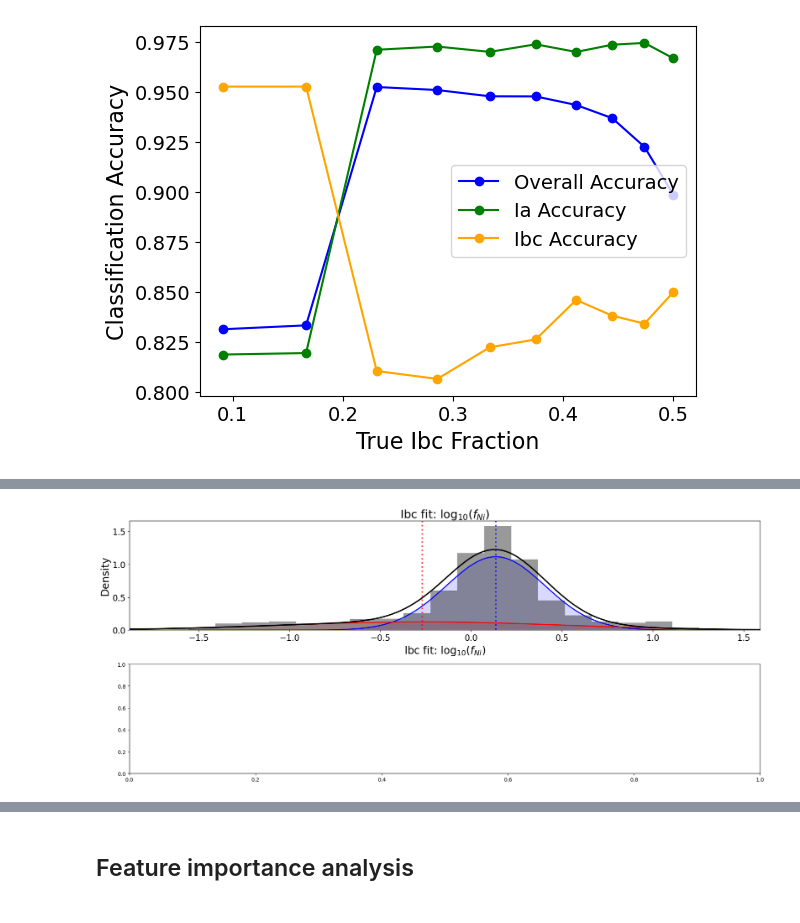
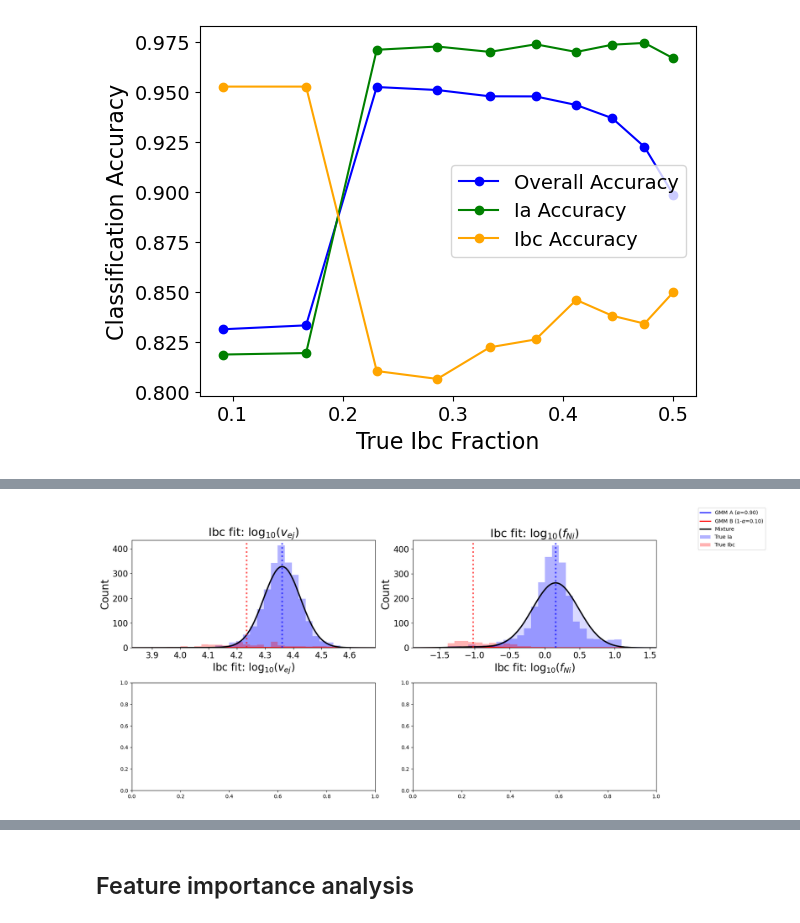
Before and after one commit to asmuzsoy/beams_ext, a Jupyter notebook: separate_parameters.ipynb, the cells around one changed output, grey strips where cells are left out. Saved outputs shown, nothing was run; the diff lists cells and outputs as text; code cells hidden in the pictures.

Commit message:
plotting code & gmm initializations

```diff
--- a/separate_parameters.ipynb
+++ b/separate_parameters.ipynb
@@ -978,5 +978,5 @@ log_x0_err_ratio    -1.3507     0.1567    -1.2721     0.3614
 log_x1_err_ratio    -0.3288     0.4075     0.0710     0.7512
 log_c_err_ratio    -0.3329     0.4428     0.0996     0.7683
 # %%
-params_to_use = ['log_fni', 'log_vej']
+params_to_use = ['log_vej', 'log_fni']
 # %%
@@ -1259,16 +1382,21 @@ def fit_gmm_fix_some_classes(sn_sample = all_sne, initial_alpha = 0.45, verbose
 
     print(len(sn_sample))
     known_sne = np.random.choice(sn_sample, size=int(0.1 * len(sn_sample)), replace=False)
-
+    known_ia = [sn for sn in known_sne if sn.true_class == 'SN Ia']
+    known_ibc = [sn for sn in known_sne if sn.true_class != 'SN Ia']
     # Initialize parameters (median ± std)
     for param_name in params_to_use:
         # mus_a[param_name] = np.median(get_param_samples(param_name, sn_sample)) - np.std(get_param_samples(param_name, sn_sample))
         # mus_b[param_name] = np.median(get_param_samples(param_name, sn_sample)) + np.std(get_param_samples(param_name, sn_sample))
-        mus_a[param_name] = np.median(get_param_samples(param_name, sn_sample))
-        mus_b[param_name] = np.median(get_param_samples(param_name, sn_sample))
+        # mus_a[param_name] = np.median(get_param_samples(param_name, sn_sample))
+        # mus_b[param_name] = np.median(get_param_samples(param_name, sn_sample))
 
-        sigmas_a[param_name] = np.std(get_param_samples(param_name, sn_sample))
-        sigmas_b[param_name] = np.std(get_param_samples(param_name, sn_sample))
+        ia_samples = get_param_samples(param_name, known_ia)
+        ibc_samples = get_param_samples(param_name, known_ibc)
+        mus_a[param_name] = np.mean(ia_samples)
+        mus_b[param_name] = np.mean(ibc_samples)
+        sigmas_a[param_name] = max(np.std(ia_samples), 0.001)
+        sigmas_b[param_name] = max(np.std(ibc_samples), 0.001)
 
     num_epochs = 100
     lls = np.zeros(num_epochs)
@@ -1399,5 +1525,5 @@ Alpha: 0.7577226399110457
 # %%
-# Plot GMM fits
+# Plot GMM fits with true distributions
 possible_params = ['log_fni','log_vej',  'log_x0', 'c', 'mej',   'x1',
                      'log_ia_chisq', 'log_ibc_chisq', 'z']
 params_plot = params_to_use
@@ -1406,59 +1532,73 @@ fig, axes = plt.subplots(2, len(params_plot)//2 + 1, figsize=(18, 8))
 
 mus_a, mus_b, sigmas_a, sigmas_b = fit_params
 
+N_total = len(all_sne)
+
 for idx, param in enumerate(params_plot):
     ax = axes.flat[idx]
 
     # Get samples and set up parameters
     samples = np.array([sn.ia_fit[param] if param in ia_param_names else sn.ibc_fit[param]
                         for sn in all_sne])
-    known_samples = np.array([sn.ia_fit[param] if param in ia_param_names else sn.ibc_fit[param]
-                             for sn in all_sne if sn in known_sne])
+
+    # Get true Ia and Ibc samples separately
+    true_ia_samples = np.array([sn.ia_fit[param] if param in ia_param_names else sn.ibc_fit[param]
+                                for sn in all_sne if sn.true_class == 'SN Ia'])
+    true_ibc_samples = np.array([sn.ia_fit[param] if param in ia_param_names else sn.ibc_fit[param]
+                                 for sn in all_sne if sn.true_class != 'SN Ia'])
+
     mu_a, mu_b = mus_a[param], mus_b[param]
     sigma_a, sigma_b = sigmas_a[param], sigmas_b[param]
 
     x = x_ranges[param]
 
-    # Plot histogram
-    n, bins, patches = ax.hist(samples, bins=25, density=True, alpha=0.4,
-                                color='black', linewidth=0.5, label='Data')
+    # Use shared bins so histograms are on the same scale
+    bins = np.linspace(np.percentile(samples, 1), np.percentile(samples, 99), 26)
+    bin_width = bins[1] - bins[0]
 
-    # Overplot known SNe
-    # ax.hist(known_samples, bins=bins, weights=0.1*np.ones(len(known_samples)),
-    #         color='green', linewidth=1.5, label='Known SNe')
+    # Plot true distributions as raw counts (density=False)
+    ax.hist(true_ia_samples, bins=bins, density=False, alpha=0.3,
+            color='blue', linewidth=0.5, label='True Ia')
+    ax.hist(true_ibc_samples, bins=bins, density=False, alpha=0.3,
+            color='red', linewidth=0.5, label='True Ibc')
 
-    # Compute mixture components
-    y_a = fixed_alpha * norm.pdf(x, mu_a, sigma_a)
-    y_b = (1 - fixed_alpha) * norm.pdf(x, mu_b, sigma_b)
+    # Scale GMM PDFs to match raw counts: N_total * bin_width * pdf
+#     y_a = N_total * bin_width * fixed_alpha * norm.pdf(x, mu_a, sigma_a)
+#     y_b = N_total * bin_width * (1 - fixed_alpha) * norm.pdf(x, mu_b, sigma_b)
+    y_a = len(true_ia_samples) * bin_width * fixed_alpha * norm.pdf(x, mu_a, sigma_a)
+    y_b = len(true_ibc_samples) * bin_width * (1 - fixed_alpha) * norm.pdf(x, mu_b, sigma_b)
     y_mix = y_a + y_b
 
-    # Plot components
-    ax.plot(x, y_a, 'b-', linewidth=2, label=f'Component A (α={fixed_alpha:.2f})')
-    ax.plot(x, y_b, 'r-', linewidth=2, label=f'Component B (1-α={1-fixed_alpha:.2f})')
+    # Plot GMM components
+    ax.plot(x, y_a, 'b-', linewidth=2, label=f'GMM A ($\\alpha$={fixed_alpha:.2f})')
+    ax.plot(x, y_b, 'r-', linewidth=2, label=f'GMM B (1-$\\alpha$={1-fixed_alpha:.2f})')
     ax.plot(x, y_mix, 'k-', linewidth=2.5, label='Mixture')
 
     # Fill under curves
     ax.fill_between(x, y_a, alpha=0.15, color='blue')
     ax.fill_between(x, y_b, alpha=0.15, color='red')
 
     # Set axis limits
     data_min, data_max = np.percentile(samples, [1, 99])
     x_margin = (data_max - data_min) * 0.2
     ax.set_xlim(max(x[0], data_min - x_margin), min(x[-1], data_max + x_margin))
 
     # Styling
     ax.set_xlabel(param_labels[param], fontsize=labelfontsize)
-    ax.set_ylabel('Density', fontsize=labelfontsize)
+    ax.set_ylabel('Count', fontsize=labelfontsize)
     ax.set_title(param_labels[param], fontsize=titlefontsize)
     ax.tick_params(axis='both', labelsize=tickfontsize)
-    # ax.legend(fontsize=labelfontsize)
 
     # Add mean markers
     ax.axvline(mu_a, color='blue', linestyle=':', alpha=0.7, linewidth=3)
     ax.axvline(mu_b, color='red', linestyle=':', alpha=0.7, linewidth=3)
 
-plt.tight_layout(rect=[0, 0, 1, 0.95])
+# Add a single legend for the whole figure
+handles, labels = axes.flat[0].get_legend_handles_labels()
+fig.legend(handles, labels, loc='upper right', fontsize=10)
+
+plt.tight_layout(rect=[0, 0, 0.85, 0.95])
 plt.show()
 # %% [output]
-[figure, old version]
+[figure, new version]
 # %%
```
Also changed, not shown: parts of 11 cells of this notebook.
